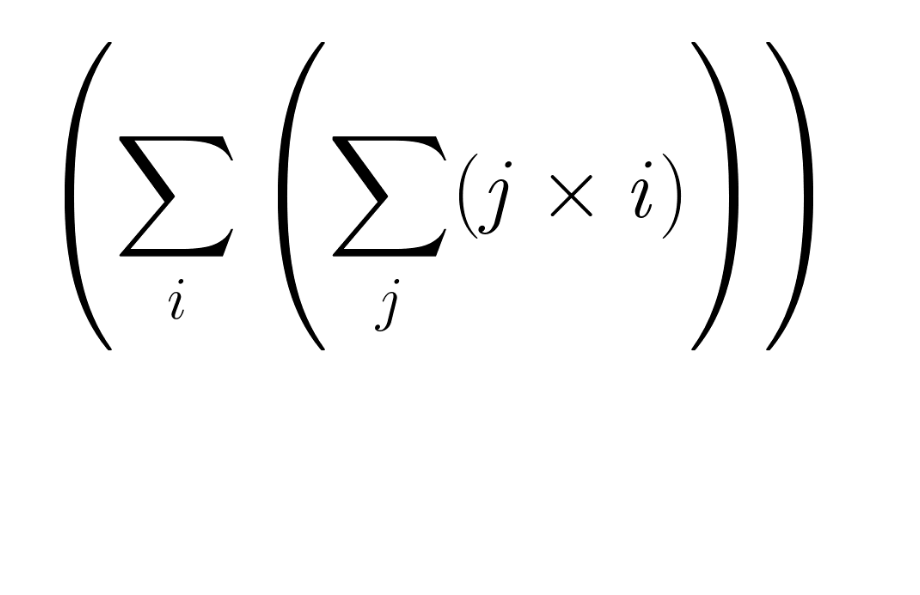
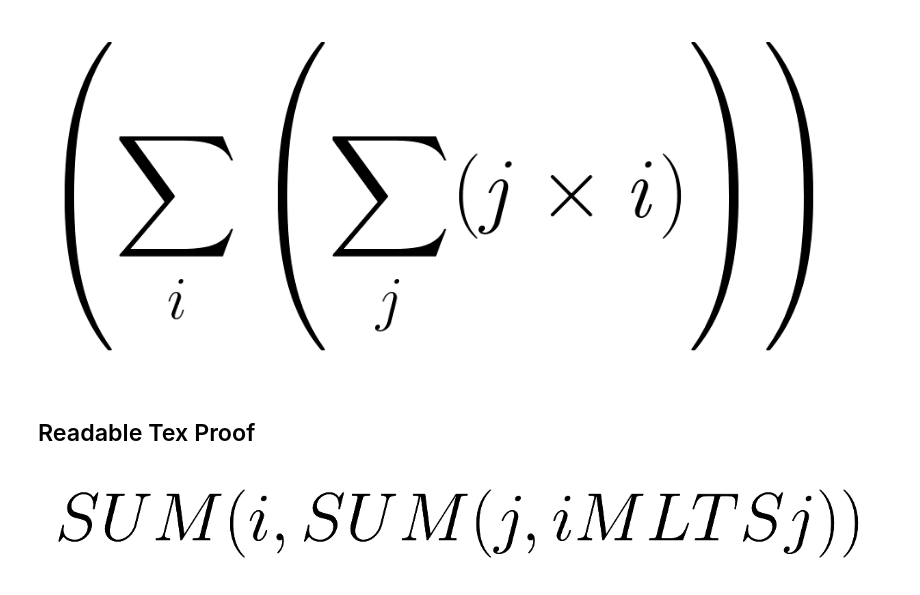
Before and after one commit to LucianoXu/28-Dirac3, a Jupyter notebook: test.ipynb, the cells around one changed output. Saved outputs shown, nothing was run; the diff lists cells and outputs as text; code cells hidden in the pictures; blank space fills up the shorter version.

```diff
--- a/test.ipynb
+++ b/test.ipynb
@@ -208,3 +208,5 @@ test = parse(r'''SUM(i, SUM(j, i MLTS j)) ''')
 trs.normalize(test).render_tex()
 # %% [output]
 [figure]
+# %% [markdown]
+## Readable Tex Proof
@@ -210,0 +217,37 @@ trs.normalize(test).render_tex()
+# %%
+
+def render_tex(formula: str, filename:str|None = None, dpi=300) -> Image:
+    '''
+    render the latex math formula and return an Image object
+    Notice: there should be no line breaks in the formula, and the formula must not be embraced in $ $
+    '''
+
+    formula = "$$ " + formula + " $$"
+
+    # Configure Matplotlib to use LaTeX for text rendering
+    plt.rcParams['text.usetex'] = True
+
+    # Create a figure with no frame
+    fig = plt.figure(figsize=(6, 1))
+    fig.text(0, 0, formula, fontsize=24)
+
+    # render the formula again
+    fig.text(0.2, 0, formula, fontsize=24)
+
+    if filename is None:
+
+        # Use a temporary file to save the figure
+        with tempfile.NamedTemporaryFile(delete=True, suffix=f'.png') as tmpfile:
+            fig.savefig(tmpfile.name, dpi=dpi, bbox_inches='tight', pad_inches=0.1)
+            plt.close(fig)
+            return Image(tmpfile.name)
+
+    else:
+        # Save the figure as an image
+        fig.savefig(filename, dpi=dpi, bbox_inches='tight', pad_inches=0.1)
+        plt.close(fig)
+        return Image(filename)
+# %%
+render_tex('SUM(i, SUM(j, i MLTS j))', filename='test.png')
+# %% [output]
+[figure, added]
```
Also changed, not shown: parts of 8 cells of this notebook, 18 other files.
